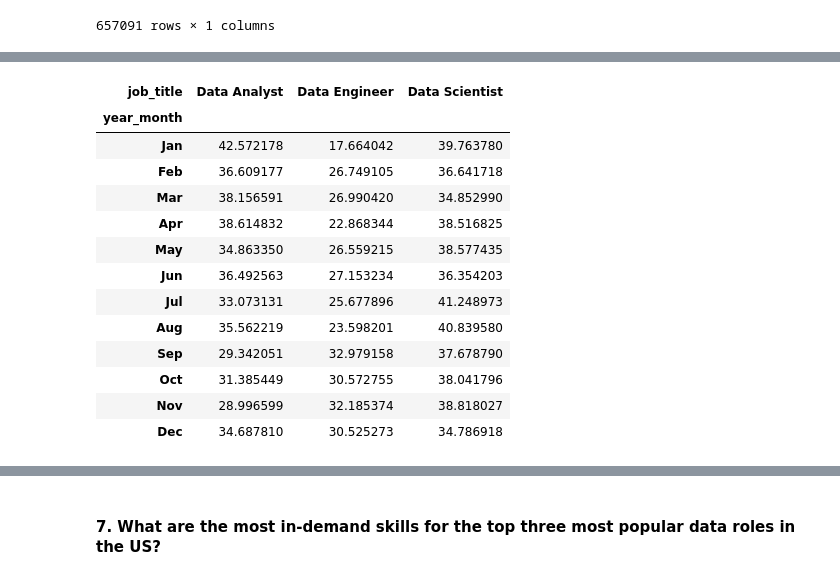
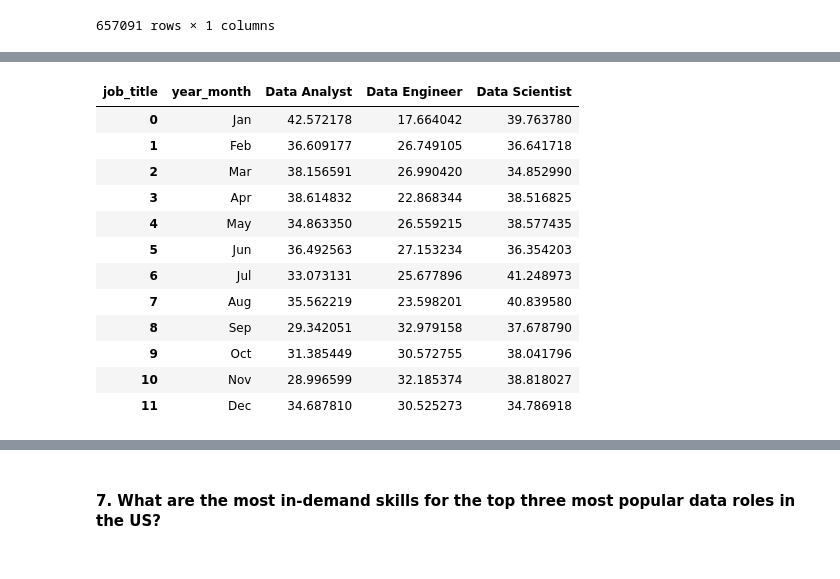
Before and after one commit to kierncb/Python_Data_Job_EDA, a Jupyter notebook: Exploratory_Data_Analysis.ipynb, the cells around one changed output, grey strips where cells are left out. Saved outputs shown, nothing was run; the diff lists cells and outputs as text; code cells hidden in the pictures.

```diff
--- a/Exploratory_Data_Analysis.ipynb
+++ b/Exploratory_Data_Analysis.ipynb
@@ -8,7 +8,7 @@ import seaborn as sns
 import matplotlib.pyplot as plt
 
 # Loading data
-df = pd.read_csv(r"...data_jobs.csv")
+df = pd.read_csv(r"C:\Users\kncba\Downloads\data_jobs.csv")
 
 df.head()
 # %% [output]
@@ -317,26 +312,26 @@ df_filtered.head()
 | 110 | Data Engineer | Data Engineer | NAVAL SEA SYS, DC | WANE Jobs | Full-time | False | ... |
 # %%
 # Count jobs per role per month
-job_counts = df_filtered.groupby(['year_month', 'job_title']).size().unstack().fillna(0)
+job_counts = df_filtered.groupby(['year_month', 'job_title']).size().unstack()
+job_counts.index = job_counts.index.to_timestamp().strftime('%b')
 
-# Convert to percentage per month
-job_percentages = job_counts.div(job_counts.sum(axis=1), axis=0) * 100
+# Convert job counts to percentages
+job_counts = job_counts.div(job_counts.sum(axis=1), axis=0) * 100
 
-# Convert year_month to string with month name (e.g., 'Jan 2024')
-job_percentages.index = job_percentages.index.to_timestamp().strftime('%b')
-job_percentages
+# Reset index for seaborn compatibility
+job_counts = job_counts.reset_index()
+job_counts
 # %% [output]
-| job_title | Data Analyst | Data Engineer | Data Scientist |
-| year_month |  |  |  |
-| Jan | 42.572178 | 17.664042 | 39.763780 |
-| Feb | 36.609177 | 26.749105 | 36.641718 |
-| Mar | 38.156591 | 26.990420 | 34.852990 |
-| Apr | 38.614832 | 22.868344 | 38.516825 |
-| May | 34.863350 | 26.559215 | 38.577435 |
-| Jun | 36.492563 | 27.153234 | 36.354203 |
-| Jul | 33.073131 | 25.677896 | 41.248973 |
-| Aug | 35.562219 | 23.598201 | 40.839580 |
-| Sep | 29.342051 | 32.979158 | 37.678790 |
-| Oct | 31.385449 | 30.572755 | 38.041796 |
-| Nov | 28.996599 | 32.185374 | 38.818027 |
-| Dec | 34.687810 | 30.525273 | 34.786918 |
+| job_title | year_month | Data Analyst | Data Engineer | Data Scientist |
+| 0 | Jan | 42.572178 | 17.664042 | 39.763780 |
+| 1 | Feb | 36.609177 | 26.749105 | 36.641718 |
+| 2 | Mar | 38.156591 | 26.990420 | 34.852990 |
+| 3 | Apr | 38.614832 | 22.868344 | 38.516825 |
+| 4 | May | 34.863350 | 26.559215 | 38.577435 |
+| 5 | Jun | 36.492563 | 27.153234 | 36.354203 |
+| 6 | Jul | 33.073131 | 25.677896 | 41.248973 |
+| 7 | Aug | 35.562219 | 23.598201 | 40.839580 |
+| 8 | Sep | 29.342051 | 32.979158 | 37.678790 |
+| 9 | Oct | 31.385449 | 30.572755 | 38.041796 |
+| 10 | Nov | 28.996599 | 32.185374 | 38.818027 |
+| 11 | Dec | 34.687810 | 30.525273 | 34.786918 |
```
Also changed, not shown: parts of 6 cells of this notebook, 2 other files.
